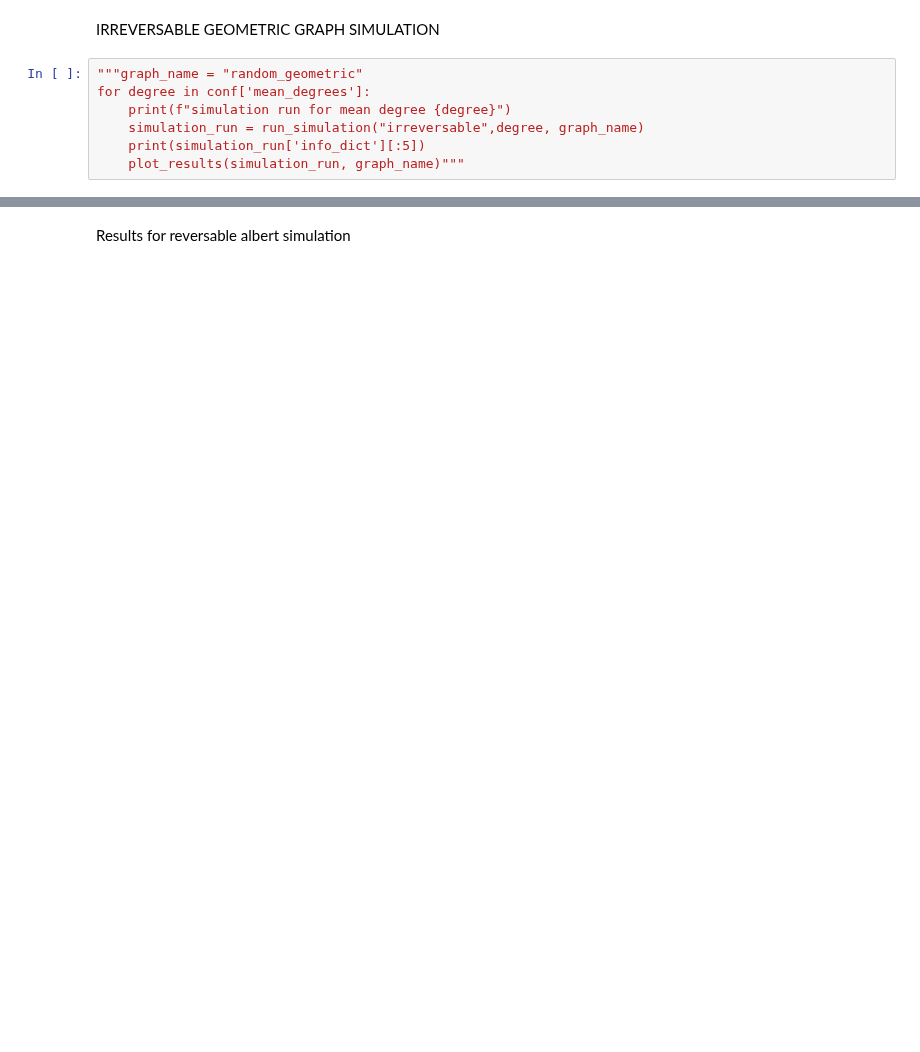
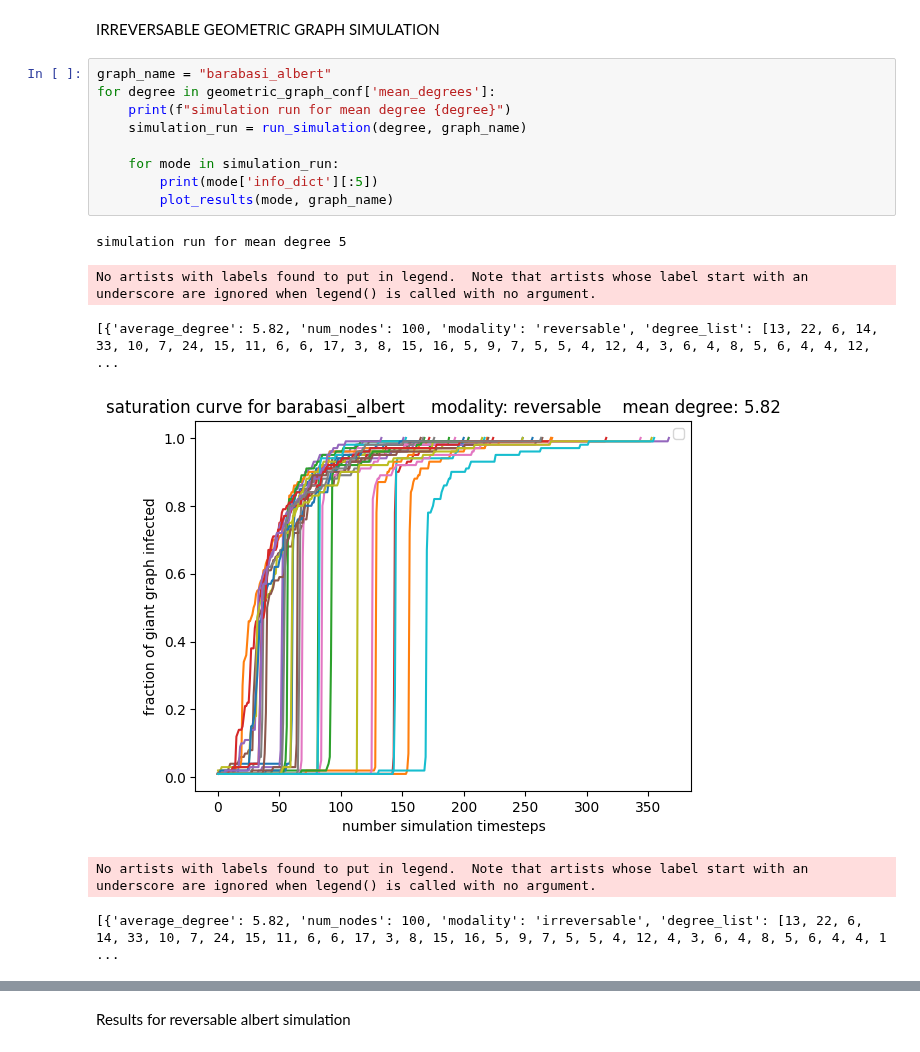
Before and after one commit to cm2435/graph_transmittion_research_project, a Jupyter notebook: experiments/variable_structure.ipynb, the cells around one changed output, grey strips where cells are left out. Saved outputs shown, nothing was run; the diff lists cells and outputs as text; blank space fills up the shorter version.

```diff
--- a/experiments/variable_structure.ipynb
+++ b/experiments/variable_structure.ipynb
@@ -131,9 +140,18 @@ plt.ylabel("count density")
 # %% [markdown]
 IRREVERSABLE GEOMETRIC GRAPH SIMULATION
 # %%
-"""graph_name = "random_geometric"
-for degree in conf['mean_degrees']:
+graph_name = "barabasi_albert"
+for degree in geometric_graph_conf['mean_degrees']:
     print(f"simulation run for mean degree {degree}")
-    simulation_run = run_simulation("irreversable",degree, graph_name)
-    print(simulation_run['info_dict'][:5])
-    plot_results(simulation_run, graph_name)"""
+    simulation_run = run_simulation(degree, graph_name)
+
+    for mode in simulation_run:
+        print(mode['info_dict'][:5])
+        plot_results(mode, graph_name)
+# %% [output]
+simulation run for mean degree 5
+No artists with labels found to put in legend.  Note that artists whose label start with an underscore are ignored when legend() is called with no argument.
+[{'average_degree': 5.82, 'num_nodes': 100, 'modality': 'reversable', 'degree_list': [13, 22, 6, 14, 33, 10, 7, 24, 15, 11, 6, 6, 17, 3, 8, 15, 16, 5, 9, 7, 5, 5, 4, 12, 4, 3, 6, 4, 8, 5, 6, 4, 4, 12, ...
+[figure, added]
+No artists with labels found to put in legend.  Note that artists whose label start with an underscore are ignored when legend() is called with no argument.
+[{'average_degree': 5.82, 'num_nodes': 100, 'modality': 'irreversable', 'degree_list': [13, 22, 6, 14, 33, 10, 7, 24, 15, 11, 6, 6, 17, 3, 8, 15, 16, 5, 9, 7, 5, 5, 4, 12, 4, 3, 6, 4, 8, 5, 6, 4, 4, 1 ...
```
Also changed, not shown: parts of 12 cells of this notebook, 2 other files.
